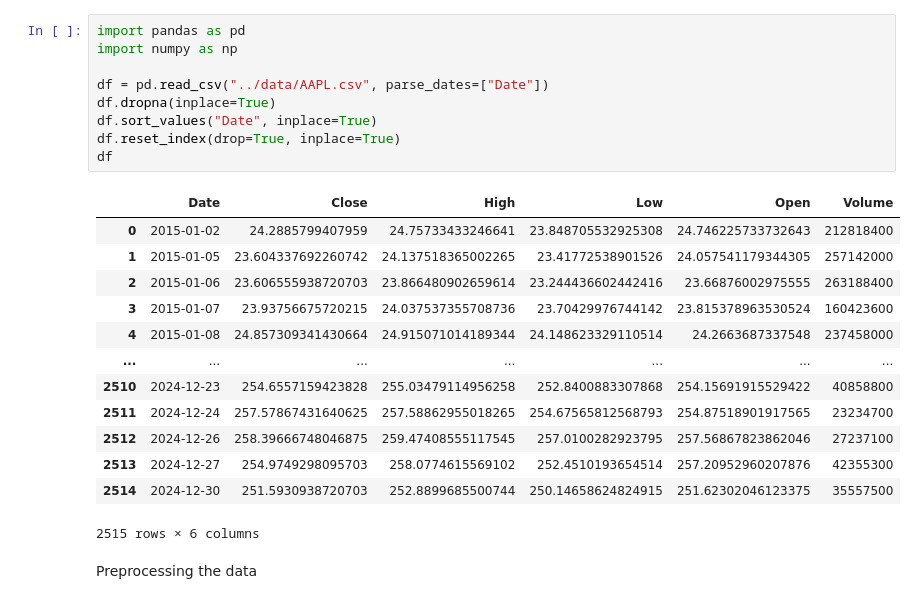
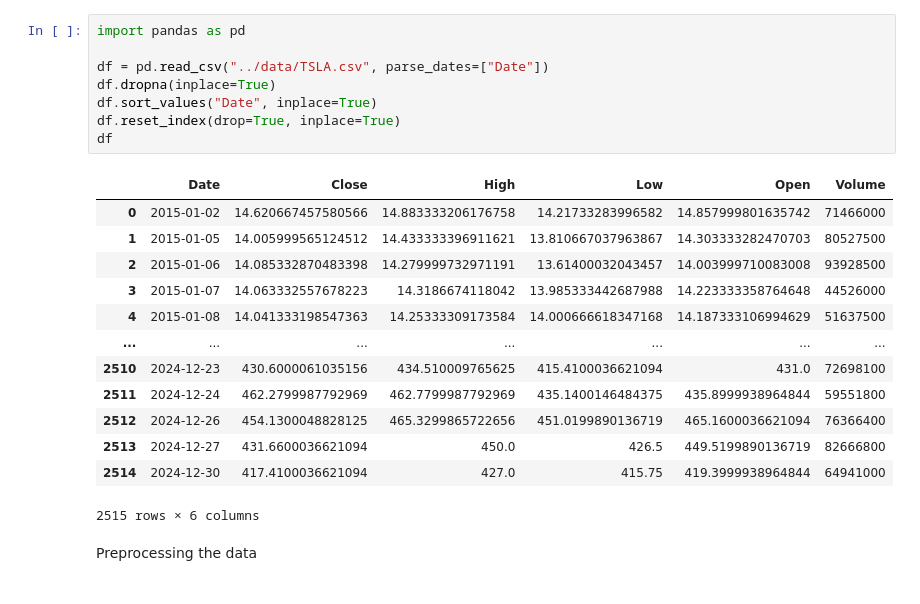
Before and after one commit to ImamIfti056/stock-market, a Jupyter notebook: notebooks/test.ipynb, the cells around one changed output. Cells and saved outputs as stored; diff of their text form.

```diff
--- a/notebooks/test.ipynb
+++ b/notebooks/test.ipynb
@@ -1,25 +1,24 @@
 # %%
 import pandas as pd
-import numpy as np
 
-df = pd.read_csv("../data/AAPL.csv", parse_dates=["Date"])
+df = pd.read_csv("../data/TSLA.csv", parse_dates=["Date"])
 df.dropna(inplace=True)
 df.sort_values("Date", inplace=True)
 df.reset_index(drop=True, inplace=True)
 df
 # %% [output]
 |  | Date | Close | High | Low | Open | Volume |
-| 0 | 2015-01-02 | 24.2885799407959 | 24.75733433246641 | 23.848705532925308 | 24.746225733732643 | 212818400 |
-| 1 | 2015-01-05 | 23.604337692260742 | 24.137518365002265 | 23.41772538901526 | 24.057541179344305 | 257142000 |
-| 2 | 2015-01-06 | 23.606555938720703 | 23.866480902659614 | 23.244436602442416 | 23.66876002975555 | 263188400 |
-| 3 | 2015-01-07 | 23.93756675720215 | 24.037537355708736 | 23.70429976744142 | 23.815378963530524 | 160423600 |
-| 4 | 2015-01-08 | 24.857309341430664 | 24.915071014189344 | 24.148623329110514 | 24.2663687337548 | 237458000 |
+| 0 | 2015-01-02 | 14.620667457580566 | 14.883333206176758 | 14.21733283996582 | 14.857999801635742 | 71466000 |
+| 1 | 2015-01-05 | 14.005999565124512 | 14.433333396911621 | 13.810667037963867 | 14.303333282470703 | 80527500 |
+| 2 | 2015-01-06 | 14.085332870483398 | 14.279999732971191 | 13.61400032043457 | 14.003999710083008 | 93928500 |
+| 3 | 2015-01-07 | 14.063332557678223 | 14.3186674118042 | 13.985333442687988 | 14.223333358764648 | 44526000 |
+| 4 | 2015-01-08 | 14.041333198547363 | 14.25333309173584 | 14.000666618347168 | 14.187333106994629 | 51637500 |
 | ... | ... | ... | ... | ... | ... | ... |
-| 2510 | 2024-12-23 | 254.6557159423828 | 255.03479114956258 | 252.8400883307868 | 254.15691915529422 | 40858800 |
-| 2511 | 2024-12-24 | 257.57867431640625 | 257.58862955018265 | 254.67565812568793 | 254.87518901917565 | 23234700 |
-| 2512 | 2024-12-26 | 258.39666748046875 | 259.47408555117545 | 257.0100282923795 | 257.56867823862046 | 27237100 |
-| 2513 | 2024-12-27 | 254.9749298095703 | 258.0774615569102 | 252.4510193654514 | 257.20952960207876 | 42355300 |
-| 2514 | 2024-12-30 | 251.5930938720703 | 252.8899685500744 | 250.14658624824915 | 251.62302046123375 | 35557500 |
+| 2510 | 2024-12-23 | 430.6000061035156 | 434.510009765625 | 415.4100036621094 | 431.0 | 72698100 |
+| 2511 | 2024-12-24 | 462.2799987792969 | 462.7799987792969 | 435.1400146484375 | 435.8999938964844 | 59551800 |
+| 2512 | 2024-12-26 | 454.1300048828125 | 465.3299865722656 | 451.0199890136719 | 465.1600036621094 | 76366400 |
+| 2513 | 2024-12-27 | 431.6600036621094 | 450.0 | 426.5 | 449.5199890136719 | 82666800 |
+| 2514 | 2024-12-30 | 417.4100036621094 | 427.0 | 415.75 | 419.3999938964844 | 64941000 |
 2515 rows × 6 columns
 # %% [markdown]
 Preprocessing the data
```
Also changed, not shown: parts of 7 cells of this notebook, 3 other files.
